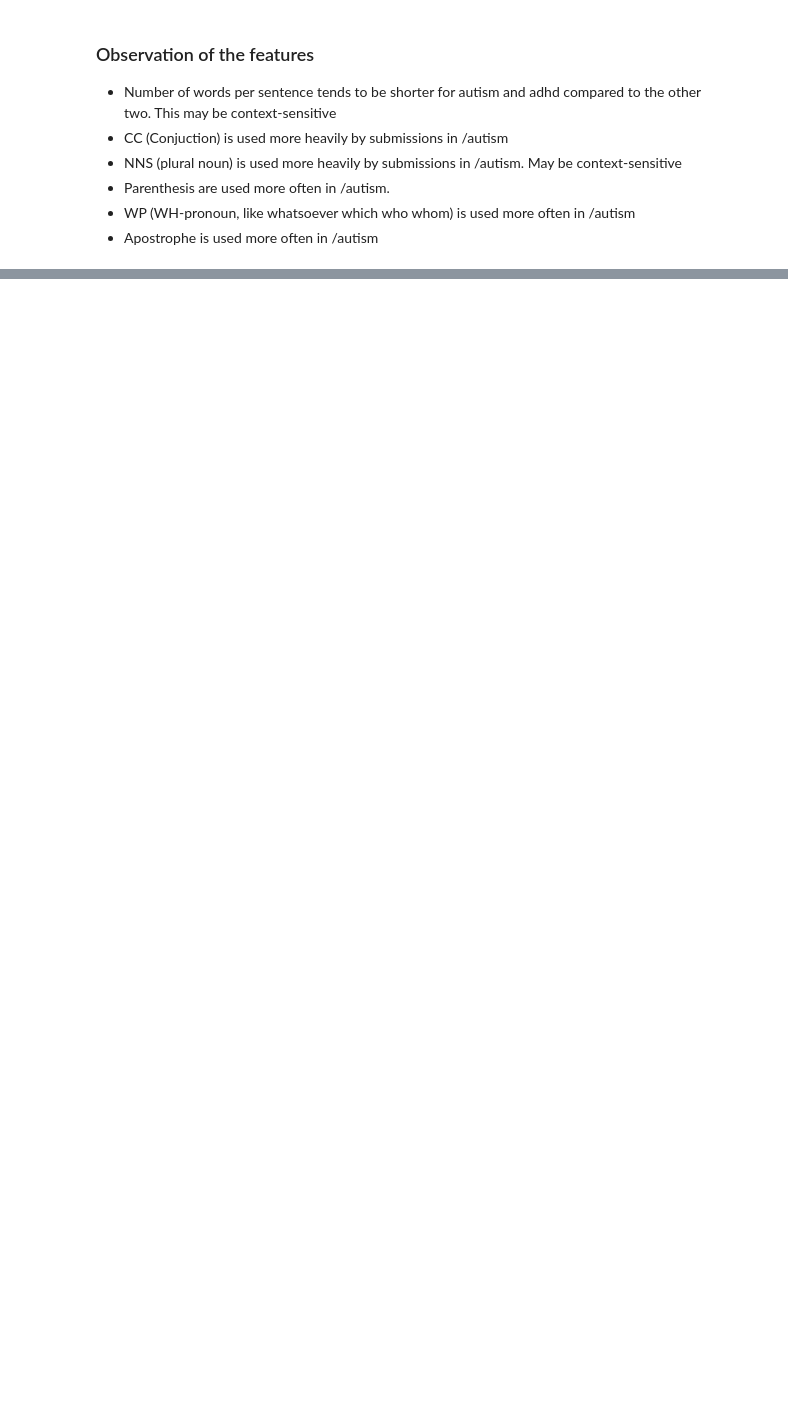
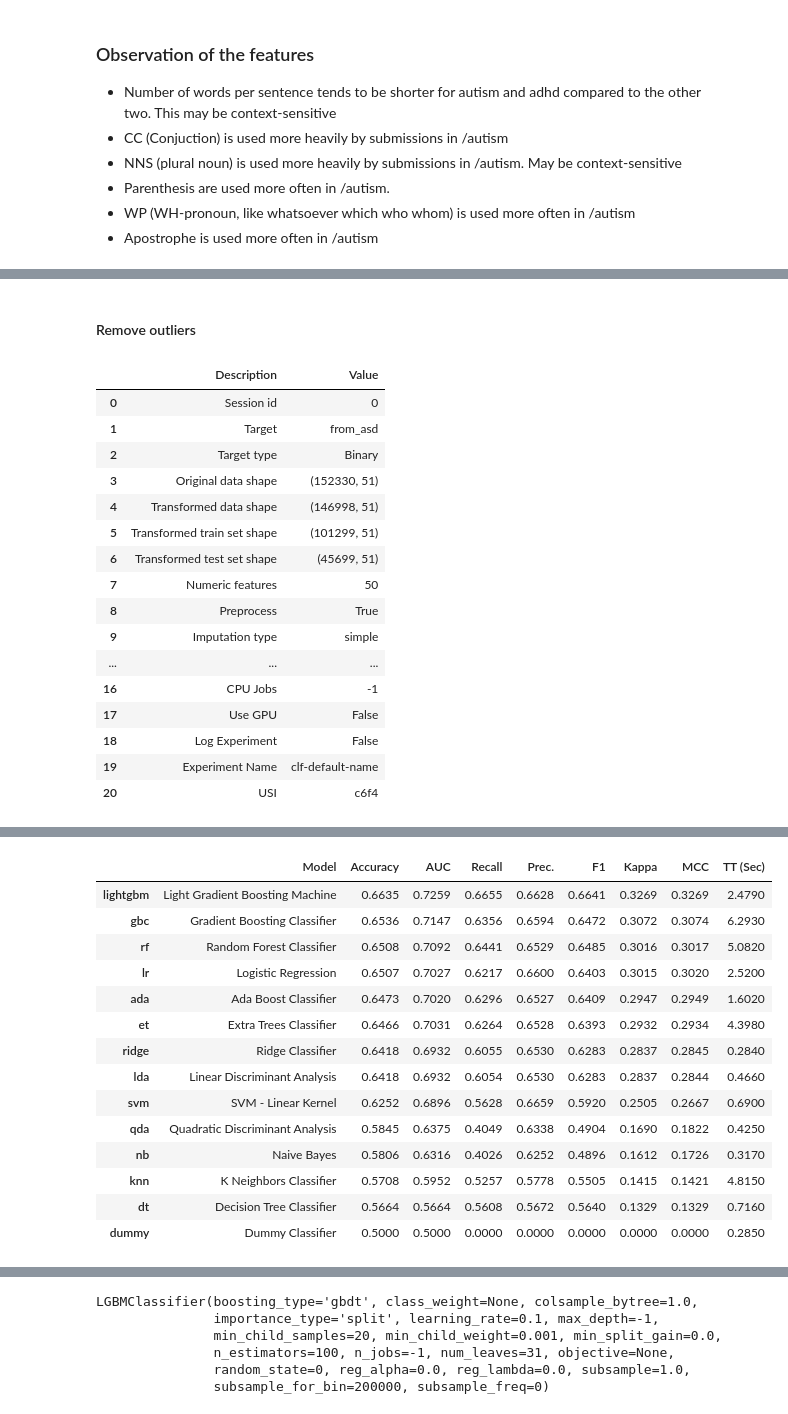
Before and after one commit to kiroah/neurodiversity, a Jupyter notebook: reddit_autism/reddit_autism.ipynb, the cells around one changed output, grey strips where cells are left out. Drawn from its saved outputs; the diff is of its cells as text; code cells hidden in the pictures; blank space fills up the shorter version.

```diff
--- a/reddit_autism/reddit_autism.ipynb
+++ b/reddit_autism/reddit_autism.ipynb
@@ -360,0 +530,28 @@ for feat_name, ax in zip(feat_names, axes.flatten()):
+# %% [markdown]
+#### Remove outliers
+# %%
+from pycaret.classification import *  # or from pycaret.regression import * for regression tasks
+exp2 = setup(ML_data_df, target='from_asd', session_id=0,remove_outliers=True)  # Replace 'target_column_name' with your actual target column
+
+
+best_model = compare_models()
+
+print(best_model)
+# %% [output]
+|  | Description | Value |
+| 0 | Session id | 0 |
+| 1 | Target | from_asd |
+| 2 | Target type | Binary |
+| 3 | Original data shape | (152330, 51) |
+| 4 | Transformed data shape | (146998, 51) |
+| 5 | Transformed train set shape | (101299, 51) |
+| 6 | Transformed test set shape | (45699, 51) |
+| 7 | Numeric features | 50 |
+| 8 | Preprocess | True |
+| 9 | Imputation type | simple |
+| ... | ... | ... |
+| 16 | CPU Jobs | -1 |
+| 17 | Use GPU | False |
+| 18 | Log Experiment | False |
+| 19 | Experiment Name | clf-default-name |
+| 20 | USI | c6f4 |
@@ -360,0 +559,15 @@ for feat_name, ax in zip(feat_names, axes.flatten()):
+|  | Model | Accuracy | AUC | Recall | Prec. | F1 | Kappa | MCC | TT (Sec) |
+| lightgbm | Light Gradient Boosting Machine | 0.6635 | 0.7259 | 0.6655 | 0.6628 | 0.6641 | 0.3269 | 0.3269 | 2.4790 |
+| gbc | Gradient Boosting Classifier | 0.6536 | 0.7147 | 0.6356 | 0.6594 | 0.6472 | 0.3072 | 0.3074 | 6.2930 |
+| rf | Random Forest Classifier | 0.6508 | 0.7092 | 0.6441 | 0.6529 | 0.6485 | 0.3016 | 0.3017 | 5.0820 |
+| lr | Logistic Regression | 0.6507 | 0.7027 | 0.6217 | 0.6600 | 0.6403 | 0.3015 | 0.3020 | 2.5200 |
+| ada | Ada Boost Classifier | 0.6473 | 0.7020 | 0.6296 | 0.6527 | 0.6409 | 0.2947 | 0.2949 | 1.6020 |
+| et | Extra Trees Classifier | 0.6466 | 0.7031 | 0.6264 | 0.6528 | 0.6393 | 0.2932 | 0.2934 | 4.3980 |
+| ridge | Ridge Classifier | 0.6418 | 0.6932 | 0.6055 | 0.6530 | 0.6283 | 0.2837 | 0.2845 | 0.2840 |
+| lda | Linear Discriminant Analysis | 0.6418 | 0.6932 | 0.6054 | 0.6530 | 0.6283 | 0.2837 | 0.2844 | 0.4660 |
+| svm | SVM - Linear Kernel | 0.6252 | 0.6896 | 0.5628 | 0.6659 | 0.5920 | 0.2505 | 0.2667 | 0.6900 |
+| qda | Quadratic Discriminant Analysis | 0.5845 | 0.6375 | 0.4049 | 0.6338 | 0.4904 | 0.1690 | 0.1822 | 0.4250 |
+| nb | Naive Bayes | 0.5806 | 0.6316 | 0.4026 | 0.6252 | 0.4896 | 0.1612 | 0.1726 | 0.3170 |
+| knn | K Neighbors Classifier | 0.5708 | 0.5952 | 0.5257 | 0.5778 | 0.5505 | 0.1415 | 0.1421 | 4.8150 |
+| dt | Decision Tree Classifier | 0.5664 | 0.5664 | 0.5608 | 0.5672 | 0.5640 | 0.1329 | 0.1329 | 0.7160 |
+| dummy | Dummy Classifier | 0.5000 | 0.5000 | 0.0000 | 0.0000 | 0.0000 | 0.0000 | 0.0000 | 0.2850 |
@@ -360,0 +575,6 @@ for feat_name, ax in zip(feat_names, axes.flatten()):
+LGBMClassifier(boosting_type='gbdt', class_weight=None, colsample_bytree=1.0,
+               importance_type='split', learning_rate=0.1, max_depth=-1,
+               min_child_samples=20, min_child_weight=0.001, min_split_gain=0.0,
+               n_estimators=100, n_jobs=-1, num_leaves=31, objective=None,
+               random_state=0, reg_alpha=0.0, reg_lambda=0.0, subsample=1.0,
+               subsample_for_bin=200000, subsample_freq=0)
```
Also changed, not shown: parts of 39 cells of this notebook, 4 other files.
